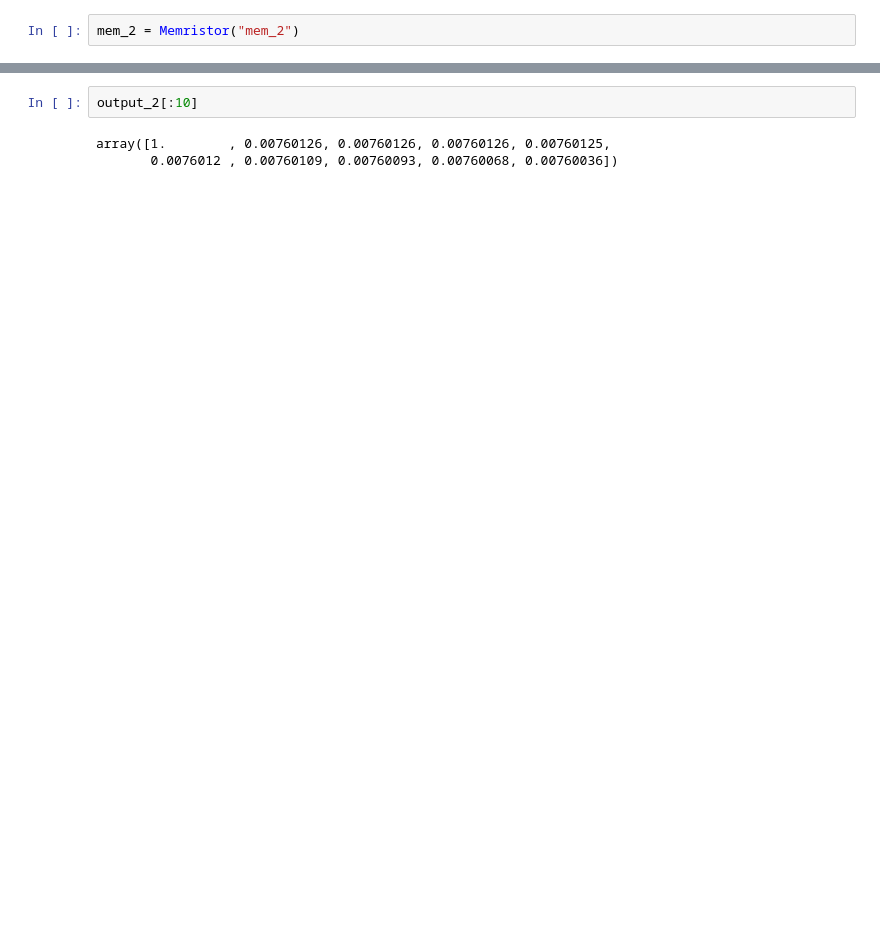
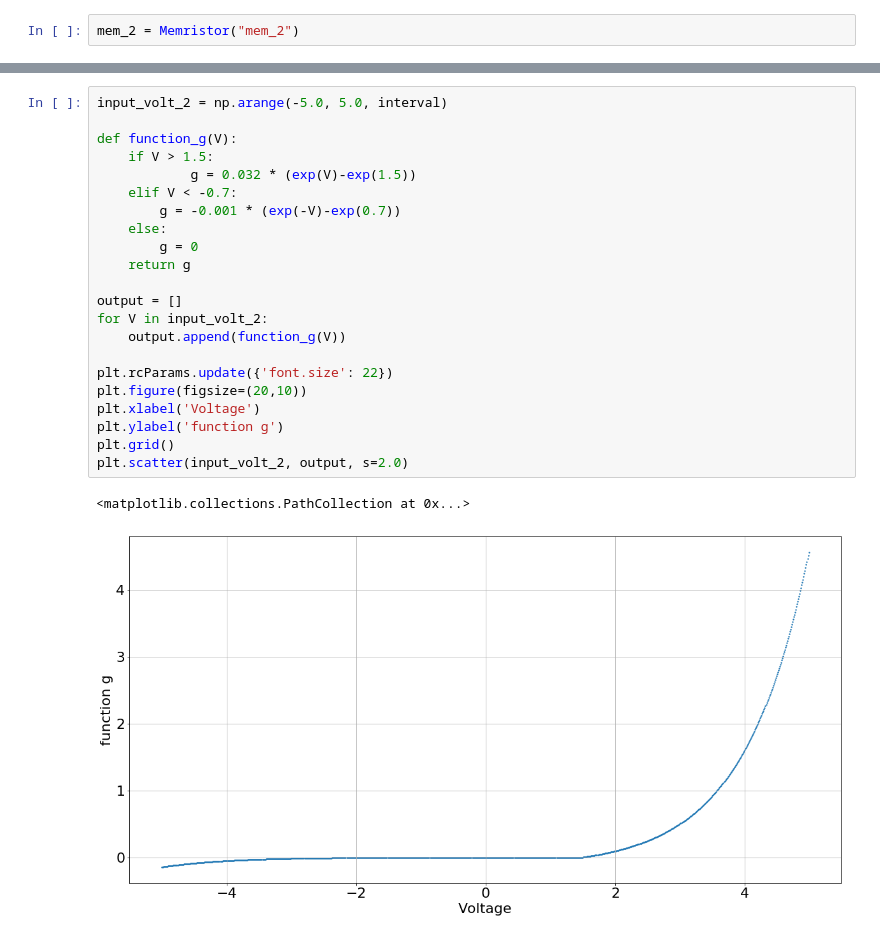
Before and after one commit to BJohn-dev/Memristor_learning_model, a Jupyter notebook: development/Memristor_model.ipynb, the cells around one changed output, grey strips where cells are left out. Saved outputs shown, nothing was run; the diff lists cells and outputs as text; blank space fills up the shorter version.

```diff
--- a/development/Memristor_model.ipynb
+++ b/development/Memristor_model.ipynb
@@ -98,5 +123,25 @@ plt.scatter(input_volt, output_2)
-# %%
-output_2[:10]
-# %% [output]
-array([1.        , 0.00760126, 0.00760126, 0.00760126, 0.00760125,
-       0.0076012 , 0.00760109, 0.00760093, 0.00760068, 0.00760036])
+# %%
+input_volt_2 = np.arange(-5.0, 5.0, interval)
+
+def function_g(V):
+    if V > 1.5:
+            g = 0.032 * (exp(V)-exp(1.5))
+    elif V < -0.7:
+        g = -0.001 * (exp(-V)-exp(0.7))
+    else:
+        g = 0
+    return g
+
+output = []
+for V in input_volt_2:
+    output.append(function_g(V))
+
+plt.rcParams.update({'font.size': 22})
+plt.figure(figsize=(20,10))
+plt.xlabel('Voltage')
+plt.ylabel('function g')
+plt.grid()
+plt.scatter(input_volt_2, output, s=2.0)
+# %% [output]
+<matplotlib.collections.PathCollection at 0x...>
+[figure, added]
```
Also changed, not shown: parts of 13 cells of this notebook.
